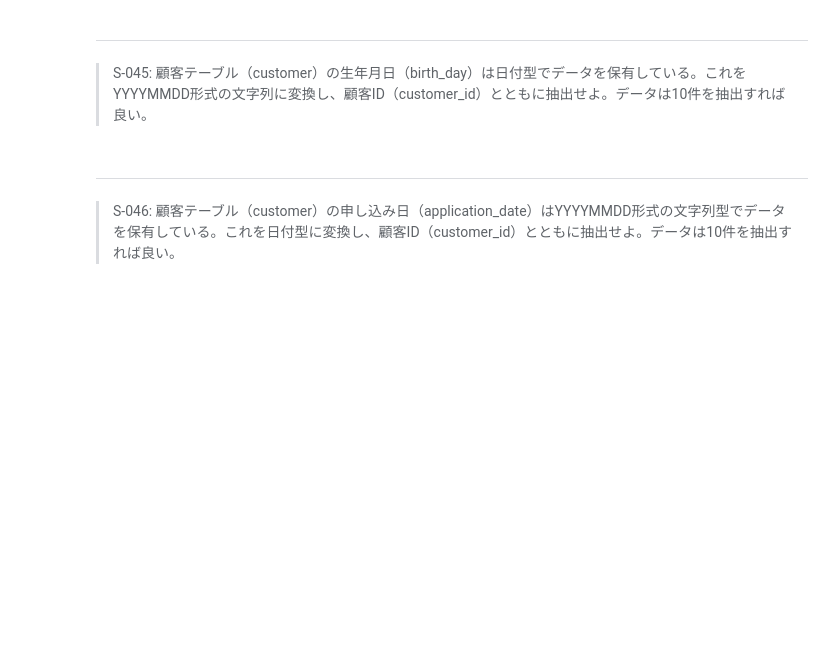
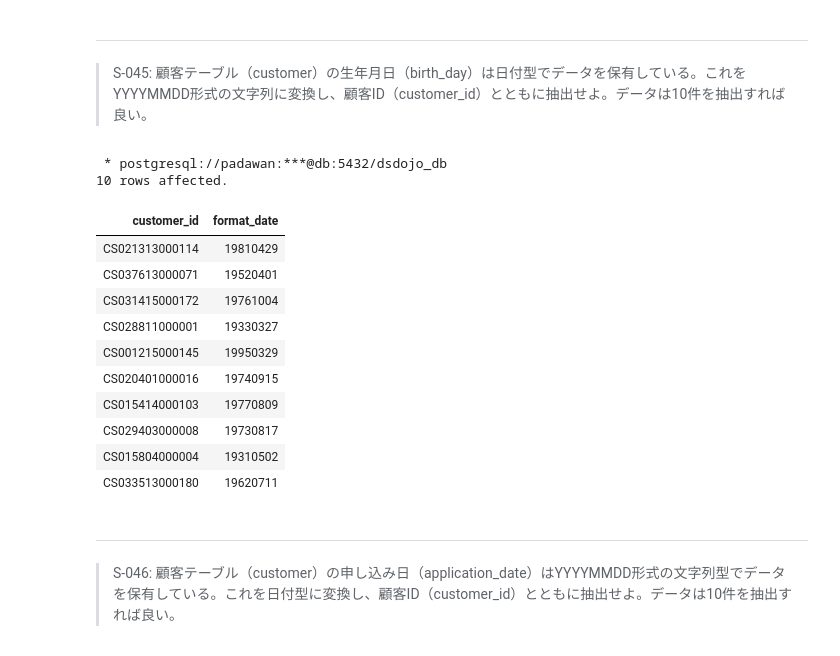
Before and after one commit to kouta0530/jupyter, a Jupyter notebook: practice/100knocks-preprocess/docker/work/preprocess_knock_SQL.ipynb, the cells around one changed output. Cells and saved outputs as stored; diff of their text form; code cells hidden in the pictures; blank space fills up the shorter version.

```diff
--- a/practice/100knocks-preprocess/docker/work/preprocess_knock_SQL.ipynb
+++ b/practice/100knocks-preprocess/docker/work/preprocess_knock_SQL.ipynb
@@ -1108,3 +1106,20 @@ ORDER BY era,gender_cd
+# %%
+%%sql
+SELECT customer_id,to_char(birth_day,'YYYYMMDD') AS format_date FROM customer LIMIT 10
+# %% [output]
+ * postgresql://padawan:***@db:5432/dsdojo_db
+10 rows affected.
+| customer_id | format_date |
+| CS021313000114 | 19810429 |
+| CS037613000071 | 19520401 |
+| CS031415000172 | 19761004 |
+| CS028811000001 | 19330327 |
+| CS001215000145 | 19950329 |
+| CS020401000016 | 19740915 |
+| CS015414000103 | 19770809 |
+| CS029403000008 | 19730817 |
+| CS015804000004 | 19310502 |
+| CS033513000180 | 19620711 |
 # %% [markdown]
 ---
 > S-046: 顧客テーブル（customer）の申し込み日（application_date）はYYYYMMDD形式の文字列型でデータを保有している。これを日付型に変換し、顧客ID（customer_id）とともに抽出せよ。データは10件を抽出すれば良い。
```
Also changed, not shown: parts of 1 cell of this notebook.
